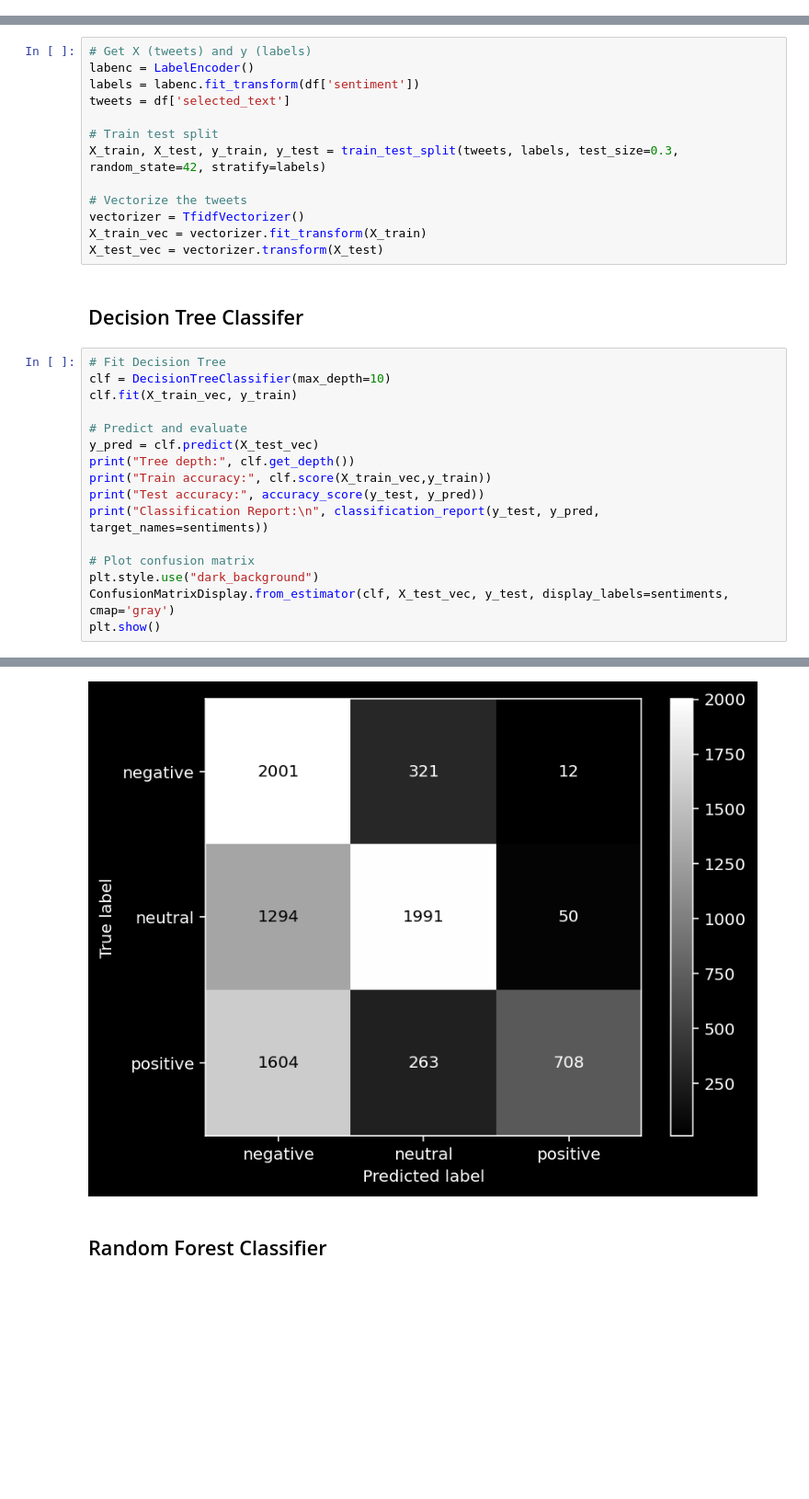
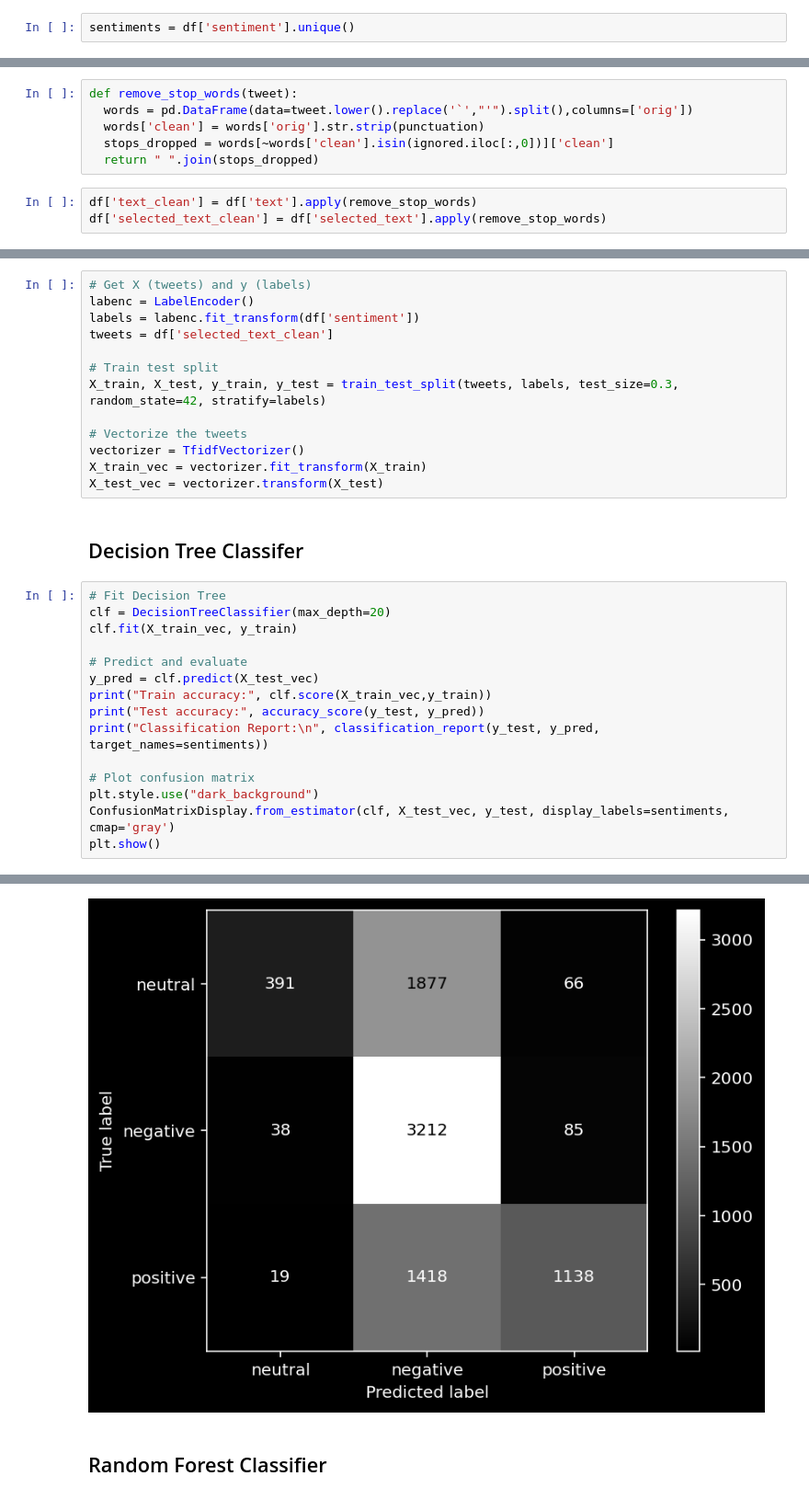
Before and after one commit to brayvid/sentiment-classifier, a Jupyter notebook: tweet_sentiment_classifier.ipynb, the cells around one changed output, grey strips where cells are left out. Shown at 92% size. Drawn from its saved outputs; the diff is of its cells as text; blank space fills up the shorter version.

```diff
--- a/tweet_sentiment_classifier.ipynb
+++ b/tweet_sentiment_classifier.ipynb
@@ -59,0 +58,2 @@ sentiments = ['negative', 'neutral','positive']
+# %%
+sentiments = df['sentiment'].unique()
@@ -59,0 +67,9 @@ sentiments = ['negative', 'neutral','positive']
+# %%
+def remove_stop_words(tweet):
+  words = pd.DataFrame(data=tweet.lower().replace('`',"'").split(),columns=['orig'])
+  words['clean'] = words['orig'].str.strip(punctuation)
+  stops_dropped = words[~words['clean'].isin(ignored.iloc[:,0])]['clean']
+  return " ".join(stops_dropped)
+# %%
+df['text_clean'] = df['text'].apply(remove_stop_words)
+df['selected_text_clean'] = df['selected_text'].apply(remove_stop_words)
@@ -63,7 +93,7 @@ sentiments = ['negative', 'neutral','positive']
 # Get X (tweets) and y (labels)
 labenc = LabelEncoder()
 labels = labenc.fit_transform(df['sentiment'])
-tweets = df['selected_text']
+tweets = df['selected_text_clean']
 
 # Train test split
 X_train, X_test, y_train, y_test = train_test_split(tweets, labels, test_size=0.3, random_state=42, stratify=labels)
@@ -76,12 +106,11 @@ X_test_vec = vectorizer.transform(X_test)
 ## Decision Tree Classifer
 # %%
 # Fit Decision Tree
-clf = DecisionTreeClassifier(max_depth=10)
+clf = DecisionTreeClassifier(max_depth=20)
 clf.fit(X_train_vec, y_train)
 
 # Predict and evaluate
 y_pred = clf.predict(X_test_vec)
-print("Tree depth:", clf.get_depth())
 print("Train accuracy:", clf.score(X_train_vec,y_train))
 print("Test accuracy:", accuracy_score(y_test, y_pred))
 print("Classification Report:\n", classification_report(y_test, y_pred, target_names=sentiments))
@@ -107,4 +136,4 @@ weighted avg       0.72      0.57      0.56      8244
-[figure, old version]
+[figure, new version]
 # %% [markdown]
 ## Random Forest Classifier
 # %%
```
Also changed, not shown: parts of 16 cells of this notebook.
